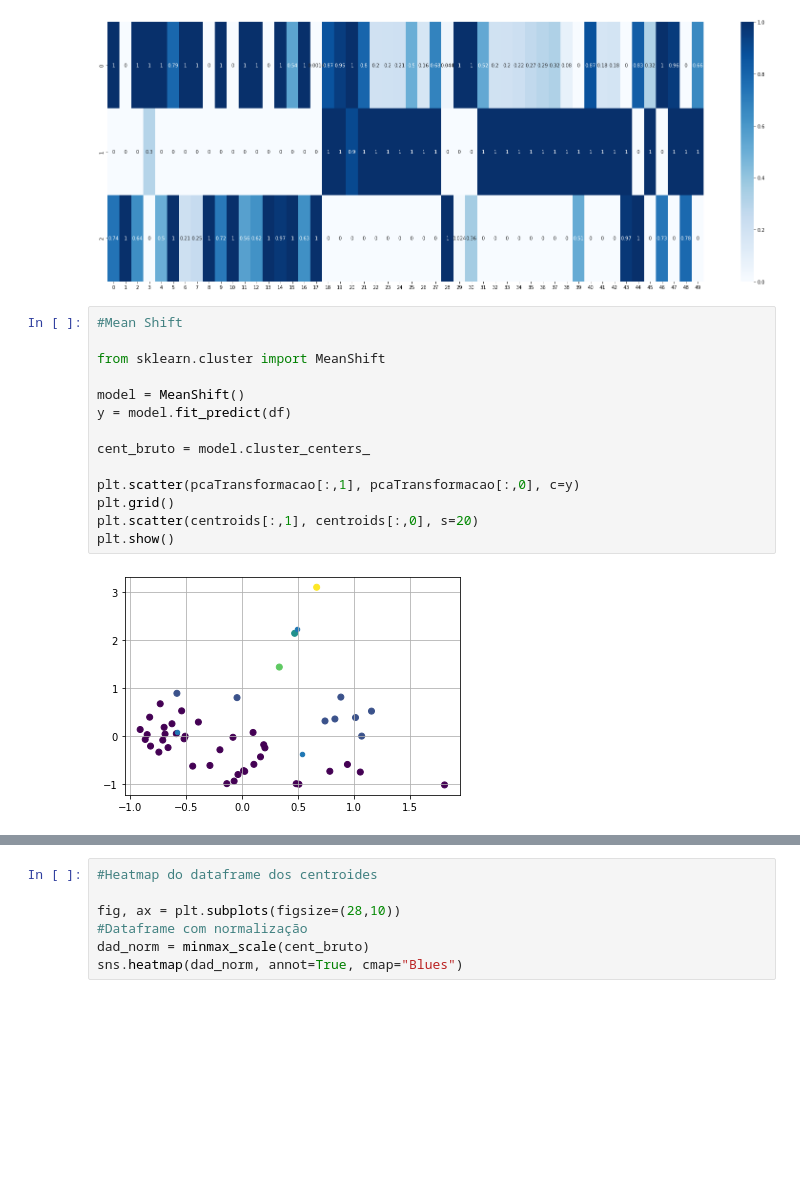
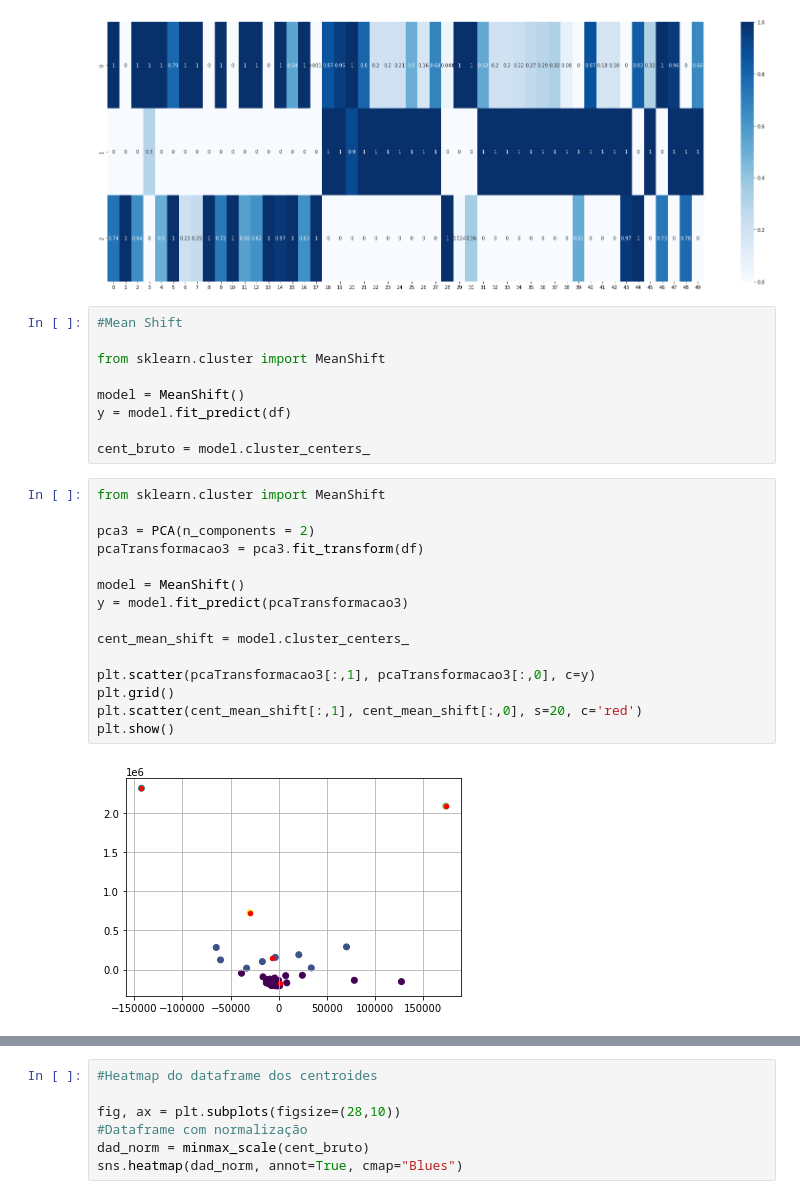
Before and after one commit to TavaresCarlos/TerrainIntelGIS, a Jupyter notebook: notebook/comparacao-clusterizacao-artigo.ipynb, the cells around one changed output, grey strips where cells are left out. Saved outputs shown, nothing was run; the diff lists cells and outputs as text; blank space fills up the shorter version.

```diff
--- a/notebook/comparacao-clusterizacao-artigo.ipynb
+++ b/notebook/comparacao-clusterizacao-artigo.ipynb
@@ -303,13 +322,23 @@ model = MeanShift()
 y = model.fit_predict(df)
 
 cent_bruto = model.cluster_centers_
-
-plt.scatter(pcaTransformacao[:,1], pcaTransformacao[:,0], c=y)
-plt.grid()
-plt.scatter(centroids[:,1], centroids[:,0], s=20)
-plt.show()
-# %% [output]
-[figure, removed]
+# %%
+from sklearn.cluster import MeanShift
+
+pca3 = PCA(n_components = 2)
+pcaTransformacao3 = pca3.fit_transform(df)
+
+model = MeanShift()
+y = model.fit_predict(pcaTransformacao3)
+
+cent_mean_shift = model.cluster_centers_
+
+plt.scatter(pcaTransformacao3[:,1], pcaTransformacao3[:,0], c=y)
+plt.grid()
+plt.scatter(cent_mean_shift[:,1], cent_mean_shift[:,0], s=20, c='red')
+plt.show()
+# %% [output]
+[figure, added]
 # %%
 mean_shift_dados_bruto = cidades_agrupamento(y)
 display(mean_shift_dados_bruto)
```
Also changed, not shown: parts of 7 cells of this notebook, 1 other file.
